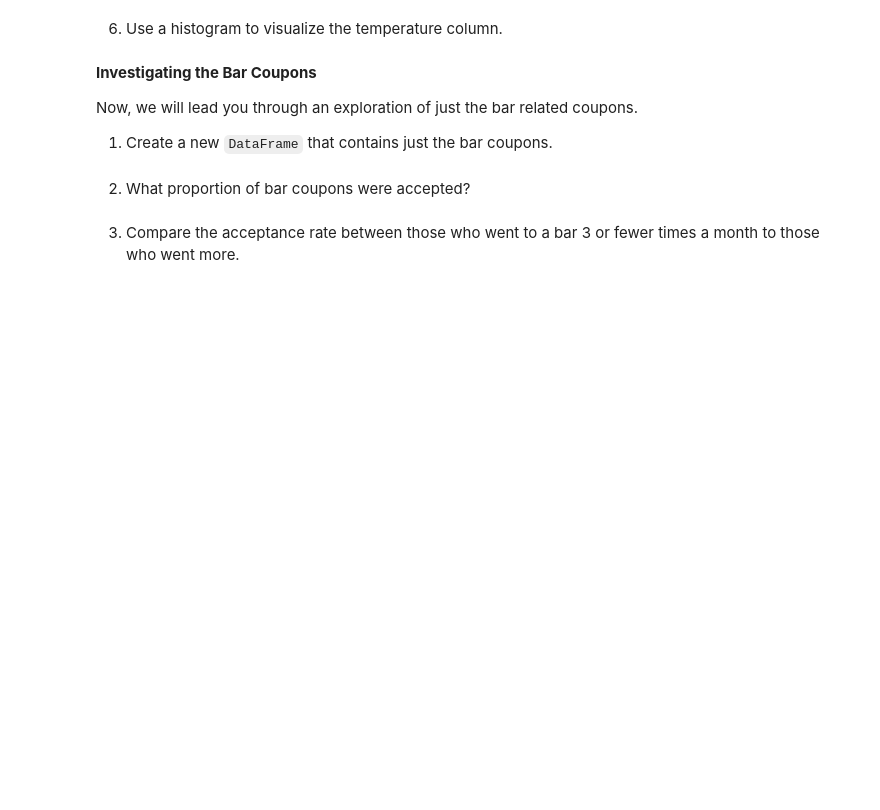
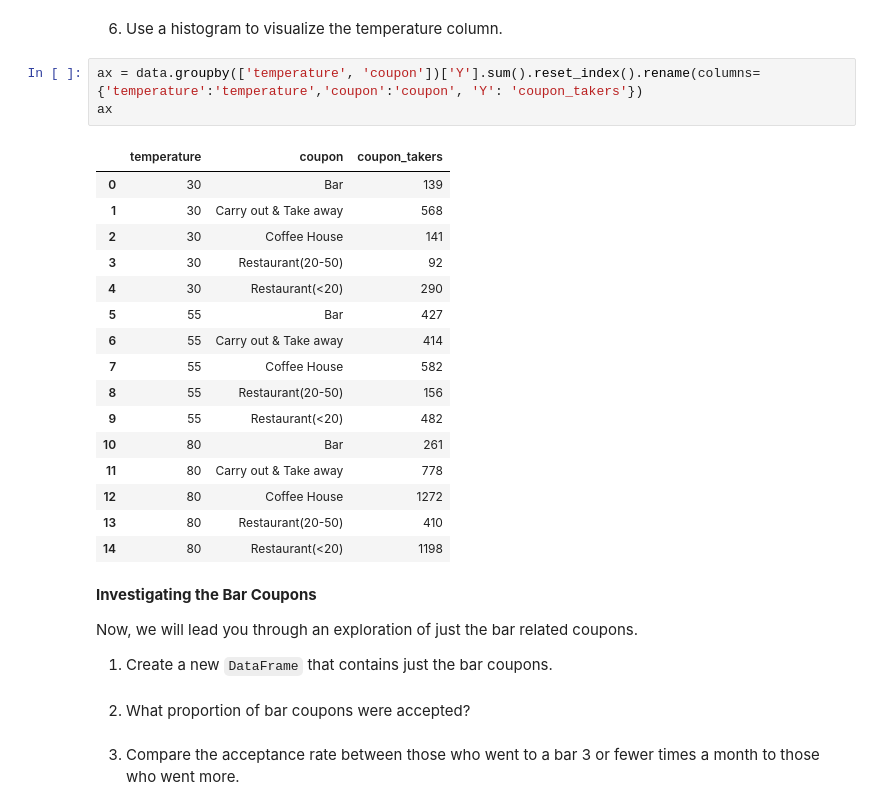
Before and after one commit to kdimal/GitHubPortfolio_Module5, a Jupyter notebook: prompt.ipynb, the cells around one changed output. Cells and saved outputs as stored; diff of their text form; blank space fills up the shorter version.

```diff
--- a/prompt.ipynb
+++ b/prompt.ipynb
@@ -93,5 +116,25 @@ AttributeError: 'DataFrame' object has no attribute 'inull'
 # %% [markdown]
 6. Use a histogram to visualize the temperature column.
+# %%
+ax = data.groupby(['temperature', 'coupon'])['Y'].sum().reset_index().rename(columns={'temperature':'temperature','coupon':'coupon', 'Y': 'coupon_takers'})
+ax
+# %% [output]
+|  | temperature | coupon | coupon_takers |
+| 0 | 30 | Bar | 139 |
+| 1 | 30 | Carry out & Take away | 568 |
+| 2 | 30 | Coffee House | 141 |
+| 3 | 30 | Restaurant(20-50) | 92 |
+| 4 | 30 | Restaurant(<20) | 290 |
+| 5 | 55 | Bar | 427 |
+| 6 | 55 | Carry out & Take away | 414 |
+| 7 | 55 | Coffee House | 582 |
+| 8 | 55 | Restaurant(20-50) | 156 |
+| 9 | 55 | Restaurant(<20) | 482 |
+| 10 | 80 | Bar | 261 |
+| 11 | 80 | Carry out & Take away | 778 |
+| 12 | 80 | Coffee House | 1272 |
+| 13 | 80 | Restaurant(20-50) | 410 |
+| 14 | 80 | Restaurant(<20) | 1198 |
 # %% [markdown]
 **Investigating the Bar Coupons**
 
```
Also changed, not shown: parts of 5 cells of this notebook, 2 other files.
